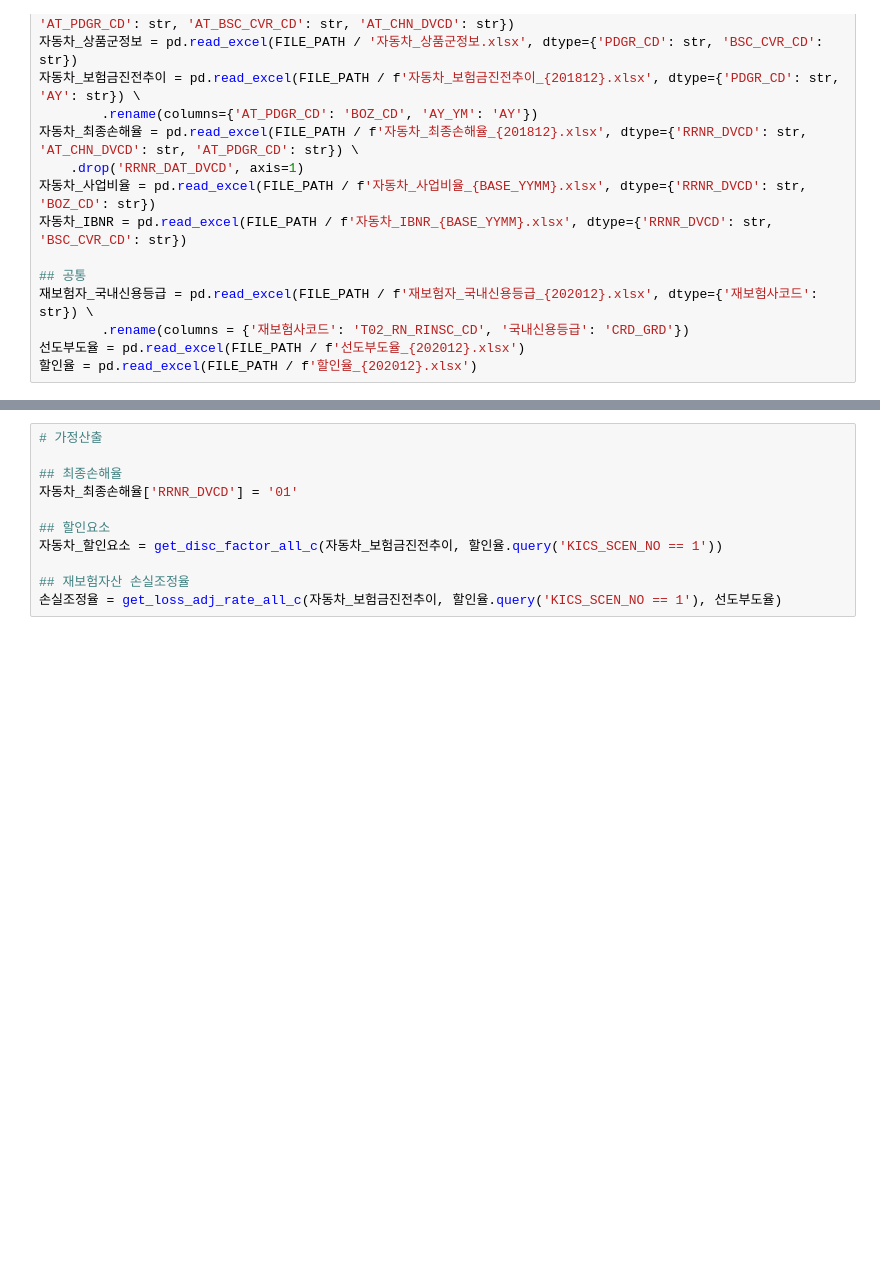
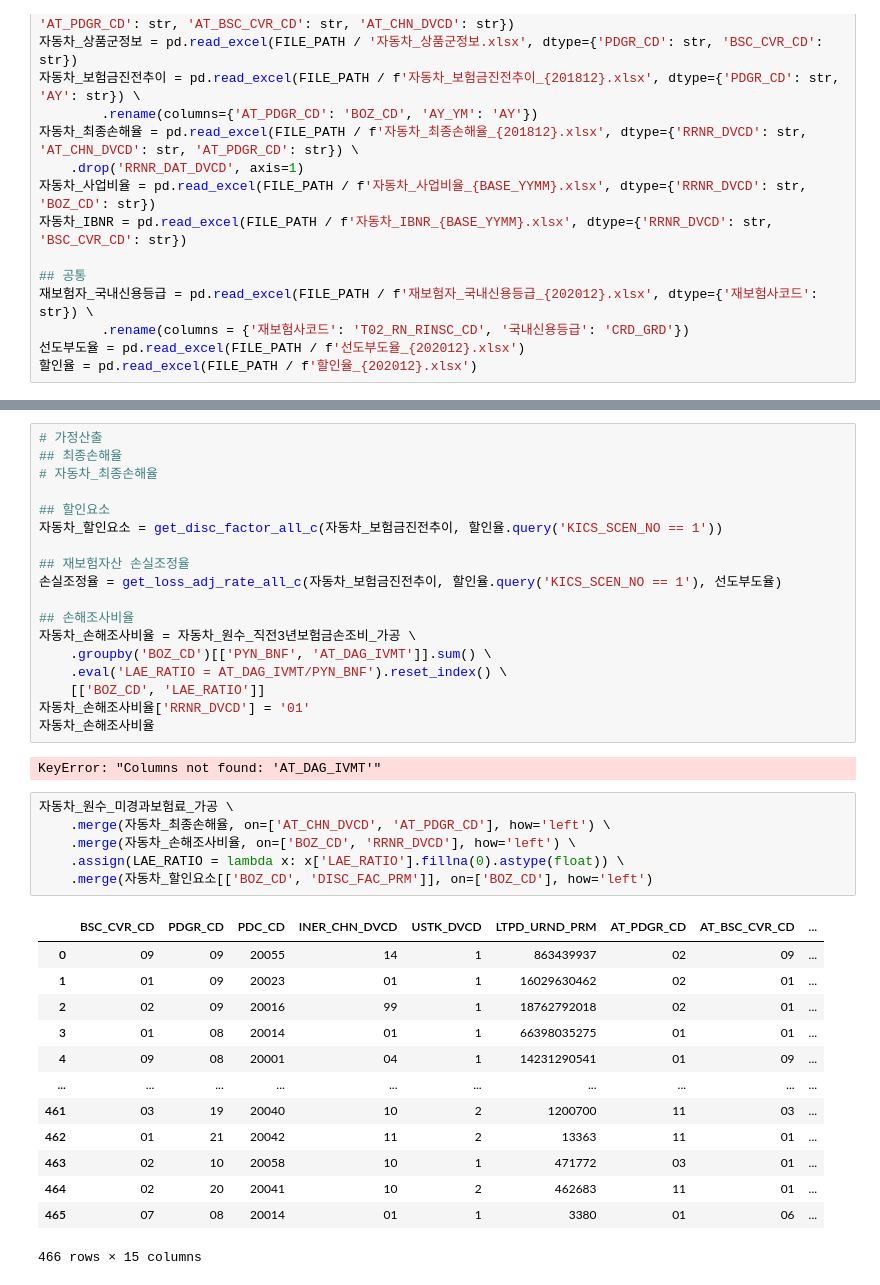
Before and after one commit to lee3jjang/qis4, a Jupyter notebook: 현행추정부채_자동차.ipynb, the cells around one changed output, grey strips where cells are left out. Cells and saved outputs as stored; diff of their text form; blank space fills up the shorter version.

```diff
--- a/현행추정부채_자동차.ipynb
+++ b/현행추정부채_자동차.ipynb
@@ -132,11 +182,40 @@ BASE_YYMM = '201912'
 # %%
 # 가정산출
-
 ## 최종손해율
-자동차_최종손해율['RRNR_DVCD'] = '01'
+# 자동차_최종손해율
 
 ## 할인요소
 자동차_할인요소 = get_disc_factor_all_c(자동차_보험금진전추이, 할인율.query('KICS_SCEN_NO == 1'))
 
 ## 재보험자산 손실조정율
 손실조정율 = get_loss_adj_rate_all_c(자동차_보험금진전추이, 할인율.query('KICS_SCEN_NO == 1'), 선도부도율)
+
+## 손해조사비율
+자동차_손해조사비율 = 자동차_원수_직전3년보험금손조비_가공 \
+    .groupby('BOZ_CD')[['PYN_BNF', 'AT_DAG_IVMT']].sum() \
+    .eval('LAE_RATIO = AT_DAG_IVMT/PYN_BNF').reset_index() \
+    [['BOZ_CD', 'LAE_RATIO']]
+자동차_손해조사비율['RRNR_DVCD'] = '01'
+자동차_손해조사비율
+# %% [output]
+KeyError: "Columns not found: 'AT_DAG_IVMT'"
+# %%
+자동차_원수_미경과보험료_가공 \
+    .merge(자동차_최종손해율, on=['AT_CHN_DVCD', 'AT_PDGR_CD'], how='left') \
+    .merge(자동차_손해조사비율, on=['BOZ_CD', 'RRNR_DVCD'], how='left') \
+    .assign(LAE_RATIO = lambda x: x['LAE_RATIO'].fillna(0).astype(float)) \
+    .merge(자동차_할인요소[['BOZ_CD', 'DISC_FAC_PRM']], on=['BOZ_CD'], how='left')
+# %% [output]
+|  | BSC_CVR_CD | PDGR_CD | PDC_CD | INER_CHN_DVCD | USTK_DVCD | LTPD_URND_PRM | AT_PDGR_CD | AT_BSC_CVR_CD | ... |
+| 0 | 09 | 09 | 20055 | 14 | 1 | 863439937 | 02 | 09 | ... |
+| 1 | 01 | 09 | 20023 | 01 | 1 | 16029630462 | 02 | 01 | ... |
+| 2 | 02 | 09 | 20016 | 99 | 1 | 18762792018 | 02 | 01 | ... |
+| 3 | 01 | 08 | 20014 | 01 | 1 | 66398035275 | 01 | 01 | ... |
+| 4 | 09 | 08 | 20001 | 04 | 1 | 14231290541 | 01 | 09 | ... |
+| ... | ... | ... | ... | ... | ... | ... | ... | ... | ... |
+| 461 | 03 | 19 | 20040 | 10 | 2 | 1200700 | 11 | 03 | ... |
+| 462 | 01 | 21 | 20042 | 11 | 2 | 13363 | 11 | 01 | ... |
+| 463 | 02 | 10 | 20058 | 10 | 1 | 471772 | 03 | 01 | ... |
+| 464 | 02 | 20 | 20041 | 10 | 2 | 462683 | 11 | 01 | ... |
+| 465 | 07 | 08 | 20014 | 01 | 1 | 3380 | 01 | 06 | ... |
+466 rows × 15 columns
```
Also changed, not shown: parts of 6 cells of this notebook.
